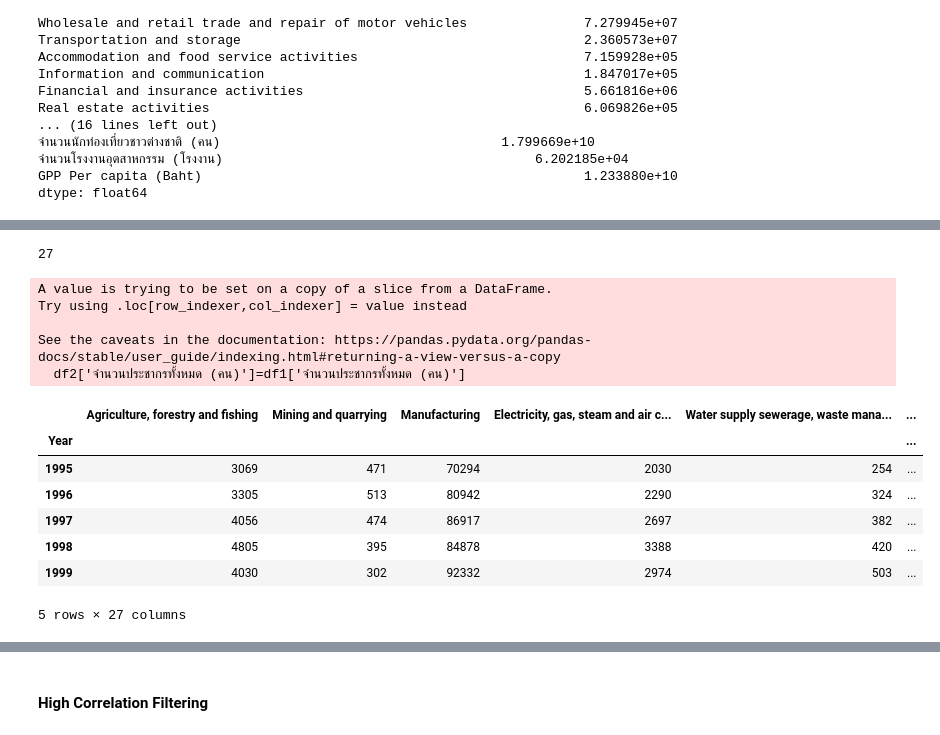
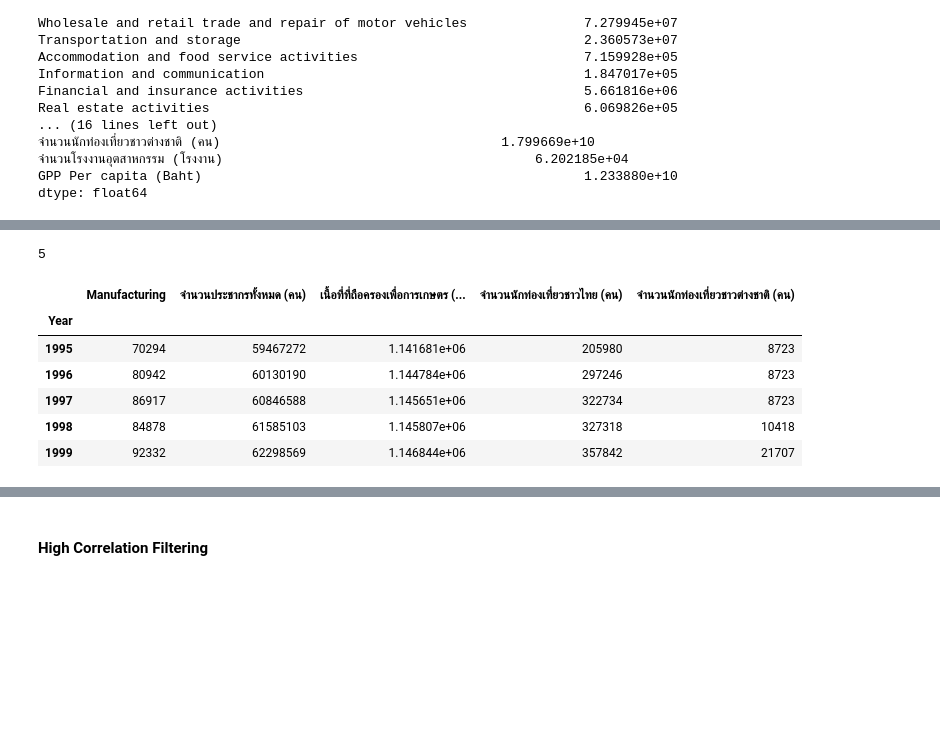
Before and after one commit to pant411/final_stat_pant, a Jupyter notebook: part1_feature_ayth.ipynb, the cells around one changed output, grey strips where cells are left out. Saved outputs shown, nothing was run; the diff lists cells and outputs as text; code cells hidden in the pictures; blank space fills up the shorter version.

```diff
--- a/part1_feature_ayth.ipynb
+++ b/part1_feature_ayth.ipynb
@@ -138,14 +138,14 @@ Real estate activities                                                6.069826e+
 GPP Per capita (Baht)                                                 1.233880e+10
 dtype: float64
 # %%
-# After scanning variances from all features above, set minimum variance threshold = 10
+# After scanning variances from all features above, set minimum variance threshold = 15
 # Note that minimum variance threshold can be set to any value
 
 # Below is to remove features with low variances
 # Note that input_vars = a list of 35 original features
 # Here, updated_vars = a list of features with variance >= minimum variance threshold
 
-min_var_threshold = 10
+min_var_threshold = 100000000
 updated_vars = [ ]
 for i in range(0,len(df[input_vars].var())):
 
@@ -173,27 +161,21 @@ updated_vars
 # %%
 len(updated_vars)
 # %% [output]
-27
+5
 # %%
 # Above, there are 3 features with variance >= minimum variance threshold
 # Create new data frame with these 3 features and 1 output
 
 df2 = df1[updated_vars]
-df2['จำนวนประชากรทั้งหมด (คน)']=df1['จำนวนประชากรทั้งหมด (คน)']
+#df2['จำนวนประชากรทั้งหมด (คน)']=df1['จำนวนประชากรทั้งหมด (คน)']
 df2.head()
 # %% [output]
-A value is trying to be set on a copy of a slice from a DataFrame.
-Try using .loc[row_indexer,col_indexer] = value instead
-
-See the caveats in the documentation: https://pandas.pydata.org/pandas-docs/stable/user_guide/indexing.html#returning-a-view-versus-a-copy
-  df2['จำนวนประชากรทั้งหมด (คน)']=df1['จำนวนประชากรทั้งหมด (คน)']
-|  | Agriculture, forestry and fishing | Mining and quarrying | Manufacturing | Electricity, gas, steam and air c... | Water supply sewerage, waste mana... | ... |
-| Year |  |  |  |  |  | ... |
-| 1995 | 3069 | 471 | 70294 | 2030 | 254 | ... |
-| 1996 | 3305 | 513 | 80942 | 2290 | 324 | ... |
-| 1997 | 4056 | 474 | 86917 | 2697 | 382 | ... |
-| 1998 | 4805 | 395 | 84878 | 3388 | 420 | ... |
-| 1999 | 4030 | 302 | 92332 | 2974 | 503 | ... |
+|  | Manufacturing | จำนวนประชากรทั้งหมด (คน) | เนื้อที่ที่ถือครองเพื่อการเกษตร (... | จำนวนนักท่องเที่ยวชาวไทย (คน) | จำนวนนักท่องเที่ยวชาวต่างชาติ (คน) |
+| Year |  |  |  |  |  |
+| 1995 | 70294 | 59467272 | 1.141681e+06 | 205980 | 8723 |
+| 1996 | 80942 | 60130190 | 1.144784e+06 | 297246 | 8723 |
+| 1997 | 86917 | 60846588 | 1.145651e+06 | 322734 | 8723 |
+| 1998 | 84878 | 61585103 | 1.145807e+06 | 327318 | 10418 |
+| 1999 | 92332 | 62298569 | 1.146844e+06 | 357842 | 21707 |
-5 rows × 27 columns
 # %%
 X = df2[updated_vars]
```
Also changed, not shown: parts of 6 cells of this notebook.
